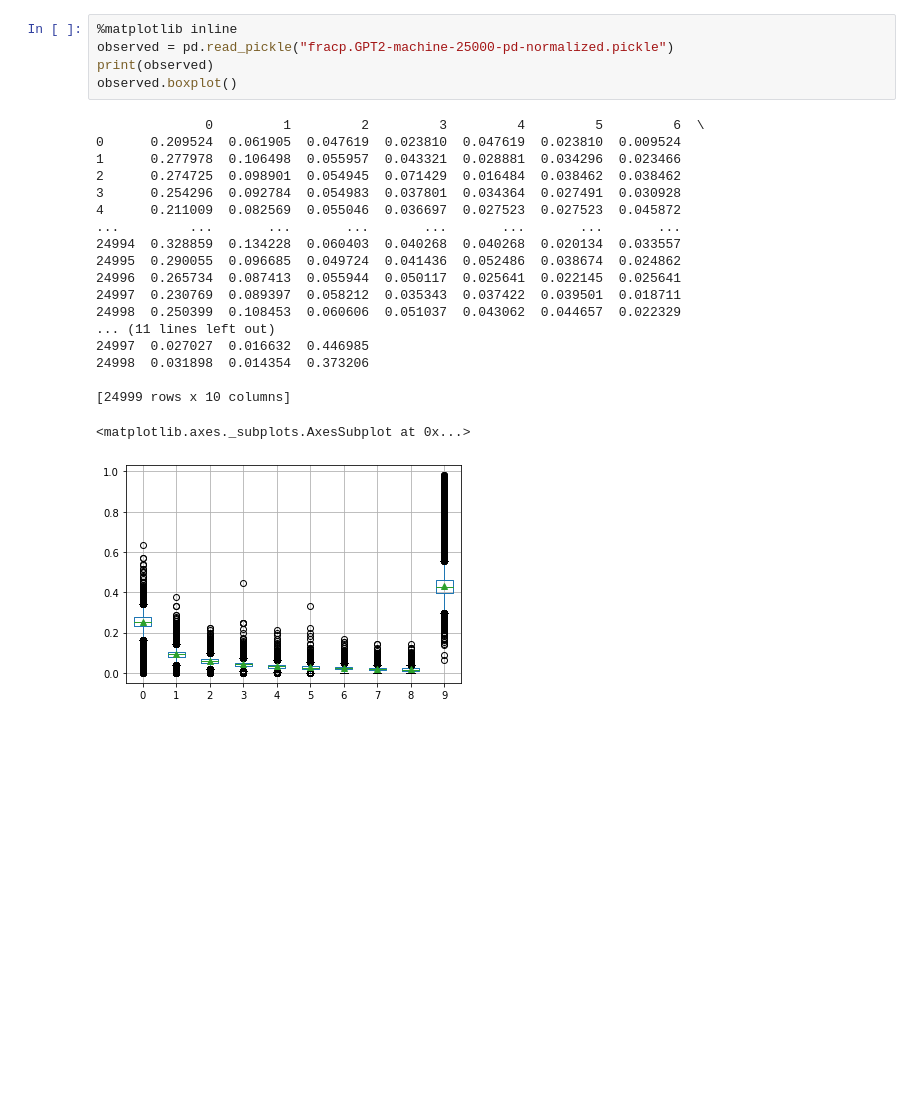
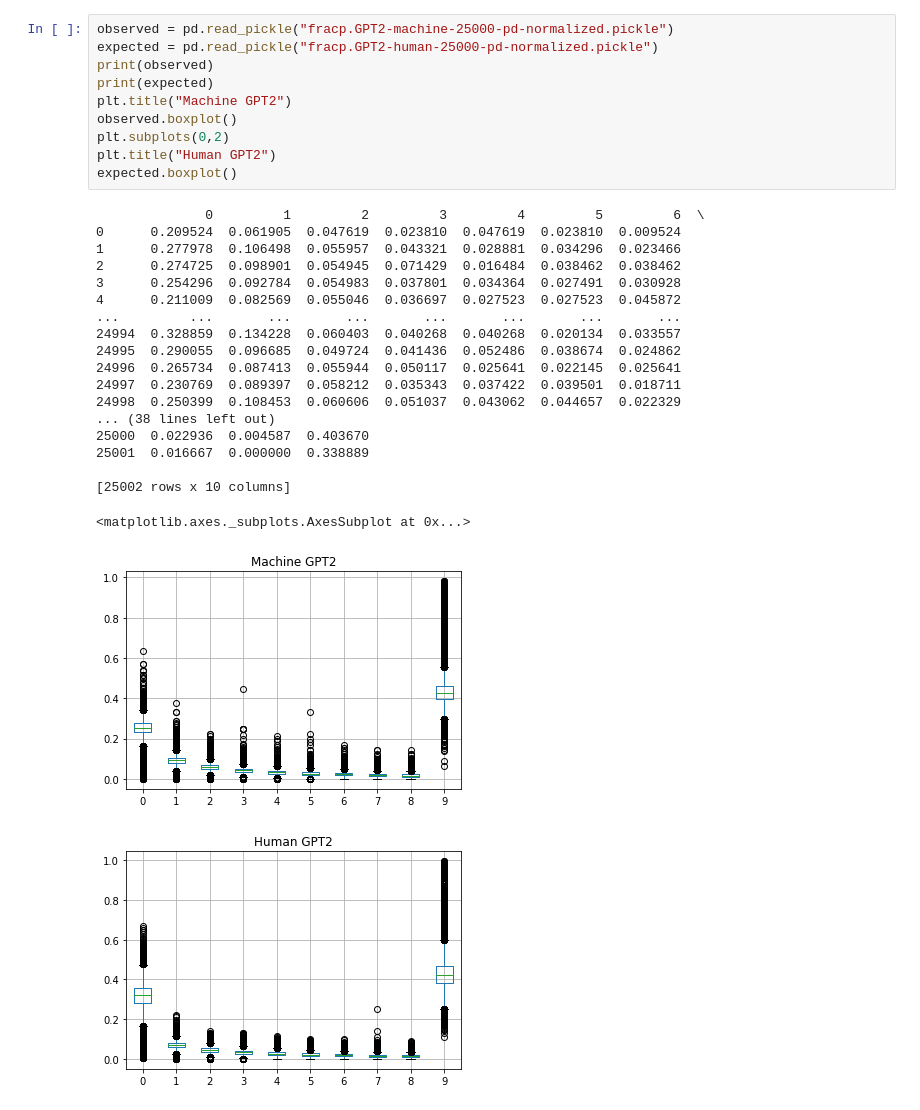
Before and after one commit to tgao1337/detecting-fake-text-ipynb, a Jupyter notebook: detecting_fake_text.ipynb, the cells around one changed output. Drawn from its saved outputs; the diff is of its cells as text; blank space fills up the shorter version.

Commit message:
chi squared with graphs

```diff
--- a/detecting_fake_text.ipynb
+++ b/detecting_fake_text.ipynb
@@ -194,30 +196,36 @@ def list_of_norm_fracp_from_file(filename):
 - "fracp.GROVER-machine-10000-pd-normalized.pickle"
 - "fracp.GPT3-machine-485-pd-normalized.pickle"
 # %%
-%matplotlib inline
 observed = pd.read_pickle("fracp.GPT2-machine-25000-pd-normalized.pickle")
+expected = pd.read_pickle("fracp.GPT2-human-25000-pd-normalized.pickle")
 print(observed)
+print(expected)
+plt.title("Machine GPT2")
 observed.boxplot()
+plt.subplots(0,2)
+plt.title("Human GPT2")
+expected.boxplot()
 # %% [output]
               0         1         2         3         4         5         6  \
 0      0.209524  0.061905  0.047619  0.023810  0.047619  0.023810  0.009524
 1      0.277978  0.106498  0.055957  0.043321  0.028881  0.034296  0.023466
 2      0.274725  0.098901  0.054945  0.071429  0.016484  0.038462  0.038462
 3      0.254296  0.092784  0.054983  0.037801  0.034364  0.027491  0.030928
 4      0.211009  0.082569  0.055046  0.036697  0.027523  0.027523  0.045872
 ...         ...       ...       ...       ...       ...       ...       ...
 24994  0.328859  0.134228  0.060403  0.040268  0.040268  0.020134  0.033557
 24995  0.290055  0.096685  0.049724  0.041436  0.052486  0.038674  0.024862
 24996  0.265734  0.087413  0.055944  0.050117  0.025641  0.022145  0.025641
 24997  0.230769  0.089397  0.058212  0.035343  0.037422  0.039501  0.018711
 24998  0.250399  0.108453  0.060606  0.051037  0.043062  0.044657  0.022329
-... (11 lines left out)
-24997  0.027027  0.016632  0.446985
-24998  0.031898  0.014354  0.373206
+... (38 lines left out)
+25000  0.022936  0.004587  0.403670
+25001  0.016667  0.000000  0.338889
 
-[24999 rows x 10 columns]
+[25002 rows x 10 columns]
 <matplotlib.axes._subplots.AxesSubplot at 0x...>
-[figure, old version]
+[figure, new version]
+[figure, added]
 # %%
 observed = pd.read_pickle("fracp.GPT2-machine-25000-pd-normalized.pickle").mean(axis=0)
 expected = pd.read_pickle("fracp.GPT2-human-25000-pd-normalized.pickle").replace(0, 0.00000000000000000000000000000001).mean(axis=0)
```
Also changed, not shown: parts of 4 cells of this notebook.
